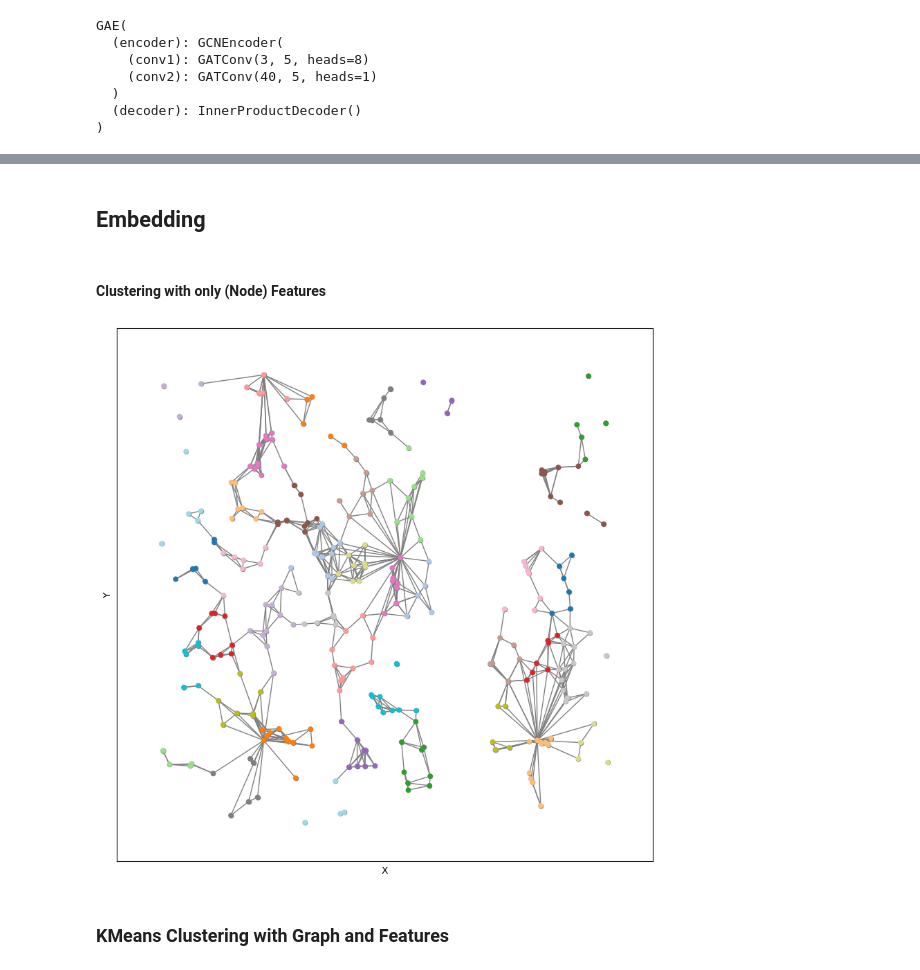
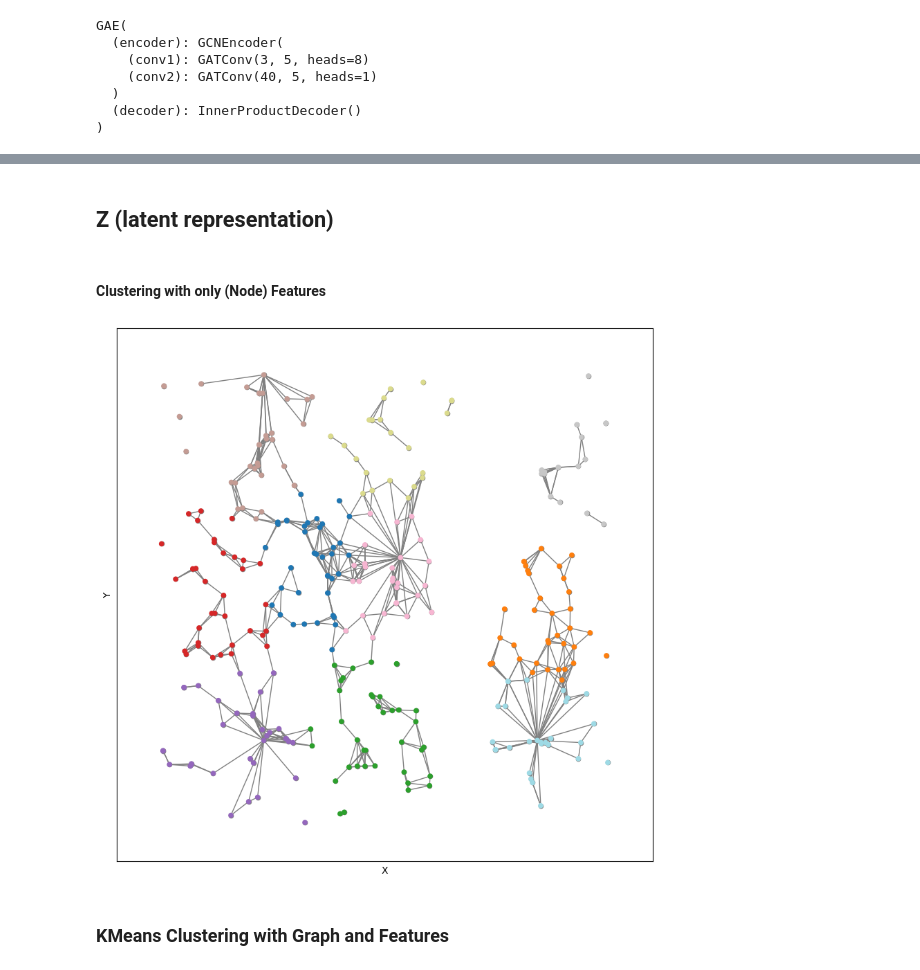
Before and after one commit to jegraham/1-GNN-Clustering, a Jupyter notebook: Simplified_Graham,_Jessica_GAE_Clustering_Phase_1_KMeans.ipynb, the cells around one changed output, grey strips where cells are left out. Saved outputs shown, nothing was run; the diff lists cells and outputs as text; code cells hidden in the pictures.

```diff
--- a/Simplified_Graham,_Jessica_GAE_Clustering_Phase_1_KMeans.ipynb
+++ b/Simplified_Graham,_Jessica_GAE_Clustering_Phase_1_KMeans.ipynb
@@ -104,7 +121,7 @@ from google.colab import files
 
 #file_name = next(iter(uploaded))
 
-file_name = 'May 4th Dataset Car and Tower  - Sheet1.csv'
+file_name = 'May 4th Dataset Car and Tower  - Sheet1 (1).csv'
 print(file_name)
 df = pd.read_csv(file_name)
 df = df.reset_index(drop=True)
@@ -124,7 +141,7 @@ May 4th Dataset Car and Tower  - Sheet1.csv
 # Define the root directory where the dataset will be stored
 root = './'
 version = 'v1'
-run_id = 'gnn_1000_k_40_dist_100_transform'
+run_id = 'gnn_1000_k_10_dist_170__500_non_transform'
 
 # File Path
 folder_path = f'./results/{run_id}_{version}/'
@@ -132,9 +149,11 @@ os.makedirs(folder_path, exist_ok=True)
 
 
 # Define the Number of Clusters
-num_clusters = 40
+num_clusters = 10
+K = num_clusters
 clusters = []
 
+num_Infrastructure = 10 #The number of RSU and Towers in the Dataset (always at the start of the dataset)
 max_dist_tower = 500
 max_dist = 170
 
@@ -144,14 +163,15 @@ hidden_channels = 5
 out_channels = 5
 
 # Transform Parameters
-transform_set = True #if features needed to be normalized
+transform_set = False #if features needed to be normalized
 
 # Optimizer Parameters (learning rate)
 learn_rate = 0.001
 
 # Epochs or the number of generation/iterations of the training dataset
 # epoch and n_init refers to the number of times the clustering algorithm will run different initializations
-epochs = 4000
+epochs = 1000
+n = epochs
 
 # Setting up Colours for the test visualizations
 colours_simp = ['blue', 'green', 'purple', 'cyan', 'brown', 'magenta', 'teal','turquoise','coral','indigo', 'gold']
@@ -437,39 +450,38 @@ Epoch: 4000, Loss: 1.1444, AUC: 0.7667, AP: 0.7553
-# %% [markdown]
-## Embedding
+# %% [markdown]
+## Z (latent representation)
 # %% [markdown]
 #### Clustering with only (Node) Features
 # %%
-#------------------------------------------------------------Clustering
-kmeans = KMeans(n_clusters=num_clusters)
-eval_data = test_data
-eval_data = data_
-X = eval_data.x[:,[0,1]].cpu().detach().numpy()
+#------------------------------------------------------------NON-GNN Clustering
+node_kmeans = KMeans(n_clusters=num_clusters, n_init=n)
+node_eval_data = data_
+node_X = node_eval_data.x[:,[0,1]].cpu().detach().numpy()
 
-df = pd.DataFrame(X, columns = ['X','Y'])
-kmeans.fit(df[['X', 'Y']])
+node_df = pd.DataFrame(node_X, columns = ['X','Y'])
+node_kmeans.fit(node_df[['X', 'Y']])
 
 # Adding cluster labels to the DataFrame
 df_with_cluster = df.copy(deep=True)
-df_with_cluster['cluster'] = kmeans.labels_
+df_with_cluster['cluster'] = node_kmeans.labels_
+node_cluster_centers = node_kmeans.cluster_centers_
 
-G = to_networkx(eval_data)
-G = G.to_undirected()
-node_labels = kmeans.labels_
+node_G = to_networkx(node_eval_data)
+node_G = G.to_undirected()
+node_labels = node_kmeans.labels_
 
-pos = dict(zip(range(X[:, 0].size), X))
+node_pos = dict(zip(range(node_X[:, 0].size), node_X))
 
 ## draw the graph
 fig, ax = plt.subplots(figsize=(10, 10))
-ax.scatter(X[:,0], X[:,1], s=20, color='grey')
-# nx.draw(G, cmap=plt.get_cmap('Set1'), node_color = node_labels,node_size=75,linewidths=6)
-nx.draw_networkx_nodes(G, pos, cmap=plt.get_cmap('tab20'), node_color = node_labels, node_size=20, ax=ax)
-nx.draw_networkx_edges(G, pos, edge_color='grey', ax=ax)
+ax.scatter(node_X[:,0], node_X[:,1], s=20, color='grey')
+nx.draw_networkx_nodes(node_G, node_pos, cmap=plt.get_cmap('tab20'), node_color = node_labels, node_size=20, ax=ax)
+nx.draw_networkx_edges(node_G, node_pos, edge_color='grey', ax=ax)
 ax.set_xlabel('X')
 ax.set_ylabel('Y')
 plt.savefig(f'{folder_path}{run_id}_{version}-cluster-node-features-non-gnn', format='eps', dpi=300)
 plt.show()
 # %% [output]
-[figure, old version]
+[figure, new version]
 # %% [markdown]
 ### KMeans Clustering with Graph and Features
 # %%
```
Also changed, not shown: parts of 63 cells of this notebook.
